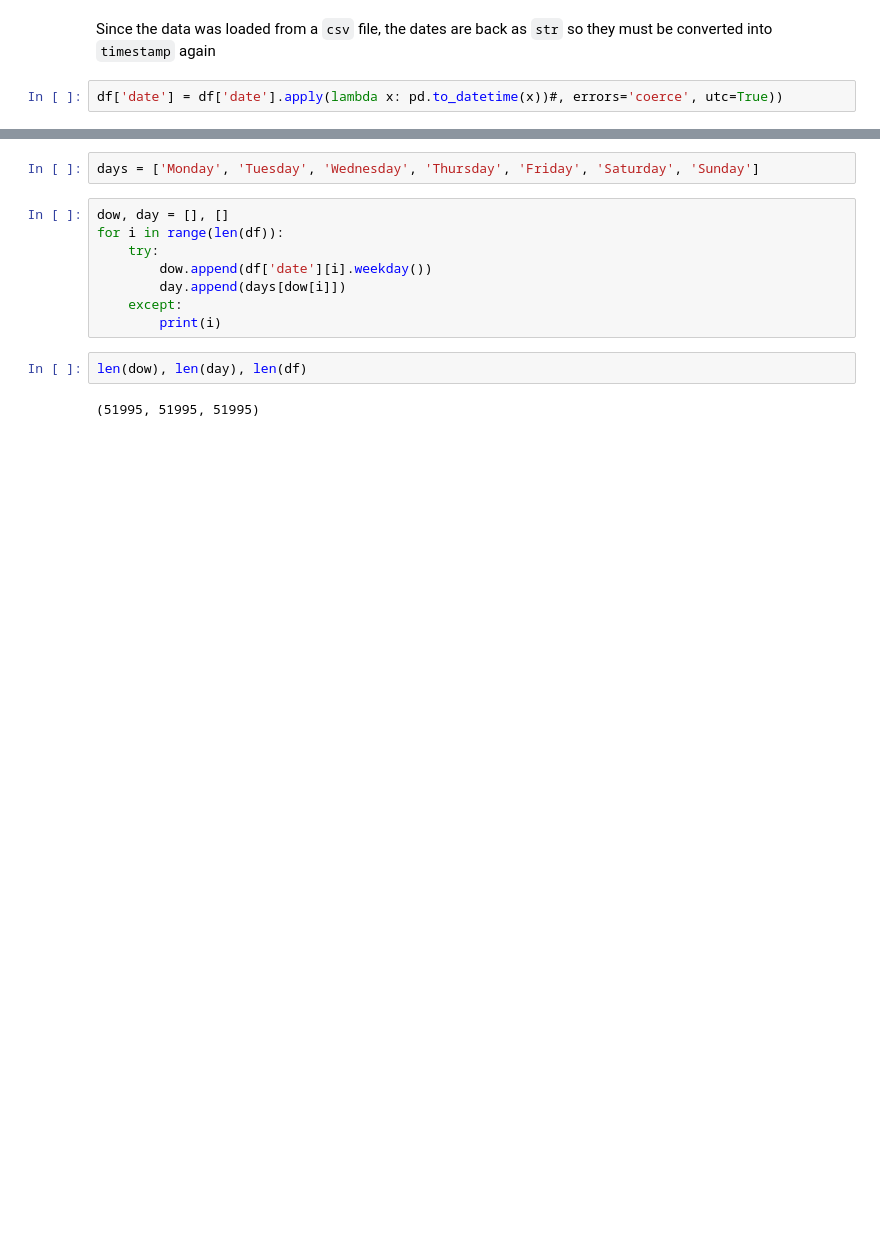
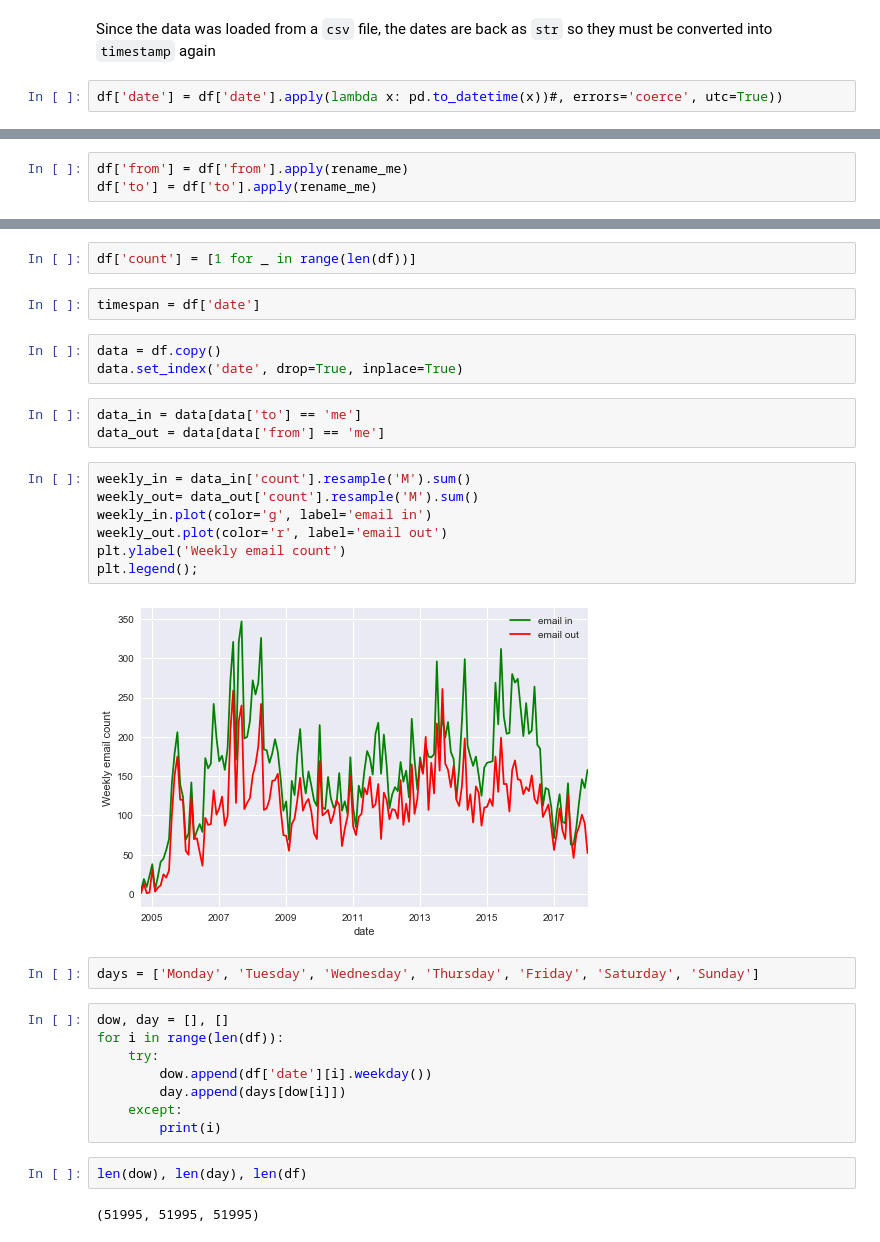
Before and after one commit to jsdiazpo/Gmail_Analysis, a Jupyter notebook: Gmail_Analysis.ipynb, the cells around one changed output, grey strips where cells are left out. Drawn from its saved outputs; the diff is of its cells as text; blank space fills up the shorter version.

Commit message:
[+] plot for weekly in/out emails

```diff
--- a/Gmail_Analysis.ipynb
+++ b/Gmail_Analysis.ipynb
@@ -225,0 +228,3 @@ df['date'] = df['date'].apply(lambda x: pd.to_datetime(x))#, errors='coerce', ut
+# %%
+df['from'] = df['from'].apply(rename_me)
+df['to'] = df['to'].apply(rename_me)
@@ -226,3 +290,22 @@ df['date'] = df['date'].apply(lambda x: pd.to_datetime(x))#, errors='coerce', ut
+# %%
+df['count'] = [1 for _ in range(len(df))]
+# %%
+timespan = df['date']
+# %%
+data = df.copy()
+data.set_index('date', drop=True, inplace=True)
+# %%
+data_in = data[data['to'] == 'me']
+data_out = data[data['from'] == 'me']
+# %%
+weekly_in = data_in['count'].resample('M').sum()
+weekly_out= data_out['count'].resample('M').sum()
+weekly_in.plot(color='g', label='email in')
+weekly_out.plot(color='r', label='email out')
+plt.ylabel('Weekly email count')
+plt.legend();
+# %% [output]
+[figure, added]
 # %%
 days = ['Monday', 'Tuesday', 'Wednesday', 'Thursday', 'Friday', 'Saturday', 'Sunday']
 # %%
```
Also changed, not shown: parts of 10 cells of this notebook.
